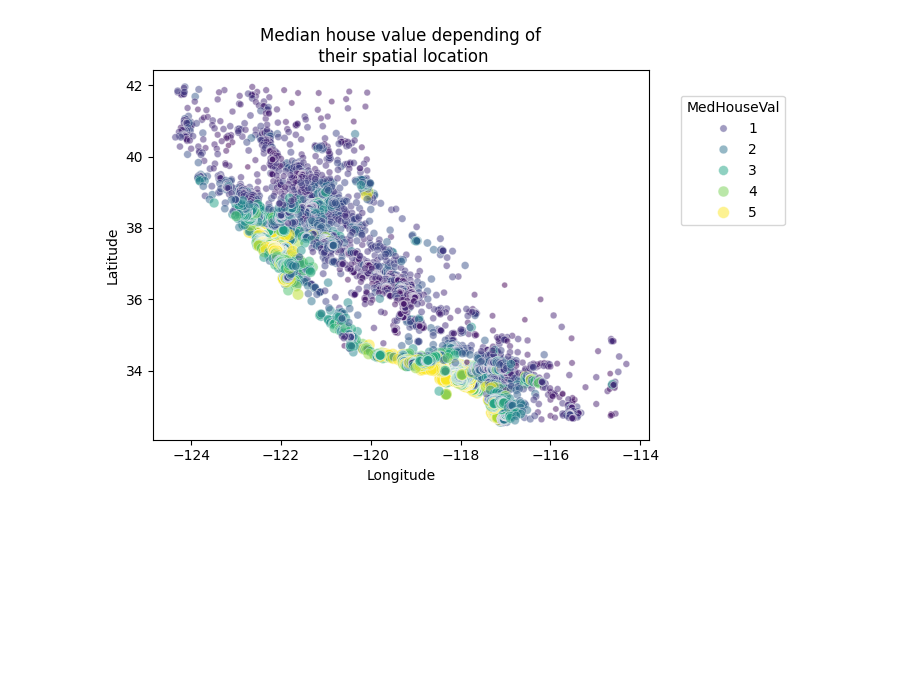
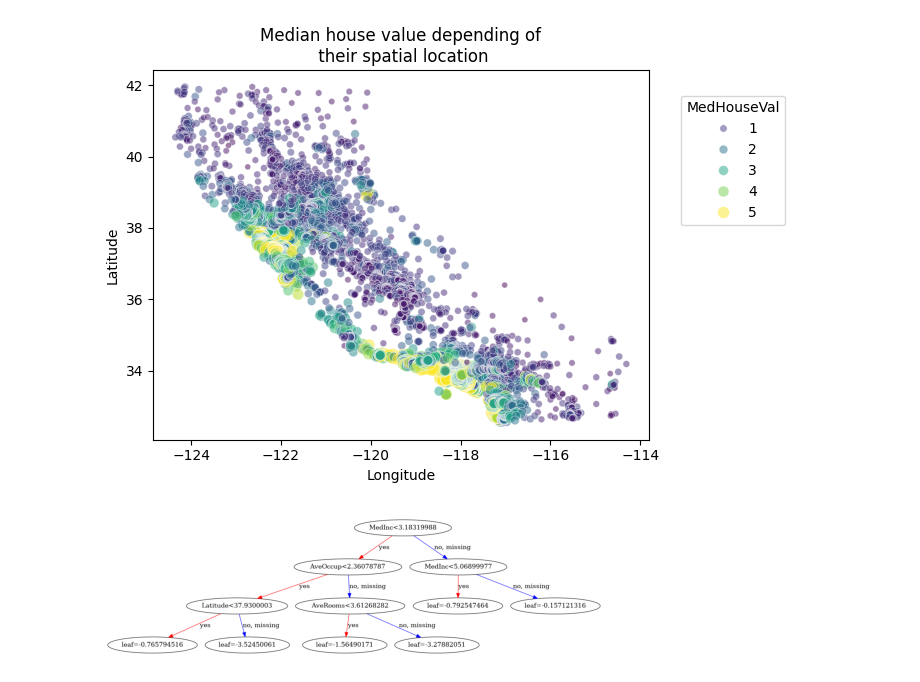
Before and after one commit to jaehho/junior_fall, a Jupyter notebook: frequentist/project_4/project_4.ipynb, the cells around one changed output. Cells and saved outputs as stored; diff of their text form; code cells hidden in the pictures; blank space fills up the shorter version.

```diff
--- a/frequentist/project_4/project_4.ipynb
+++ b/frequentist/project_4/project_4.ipynb
@@ -46,4 +48,38 @@ plt.legend(title="MedHouseVal", bbox_to_anchor=(1.05, 0.95), loc="upper left")
 _ = plt.title("Median house value depending of\n their spatial location")
 # %% [output]
 [figure]
+# %%
+# Load California housing dataset
+data = california_housing
+X, y = data.data, data.target
+
+# Split into training and test sets
+X_train, X_test, y_train, y_test = train_test_split(X, y, test_size=0.2, shuffle=True)
+
+# Convert data to DMatrix format
+dtrain = xgb.DMatrix(X_train, label=y_train)
+dtest = xgb.DMatrix(X_test, label=y_test)
+# %%
+# Set parameters for XGBoost
+params = {
+    'objective': 'reg:pseudohubererror',
+    'learning_rate': 0.1,
+    'max_leaves': 6,
+    'eval_metric': 'mae',
+}
+
+# Train the model
+evals_result = {}
+xgb_booster = xgb.train(
+    params,
+    dtrain,
+    num_boost_round=800,
+    evals=[(dtrain, 'train'), (dtest, 'test')],
+    evals_result=evals_result,
+    verbose_eval=False
+)
+xgb.plot_tree(xgb_booster)
+plt.show()
+# %% [output]
+[figure, added]
 # %%
```
Also changed, not shown: parts of 35 cells of this notebook, 6 other files.
